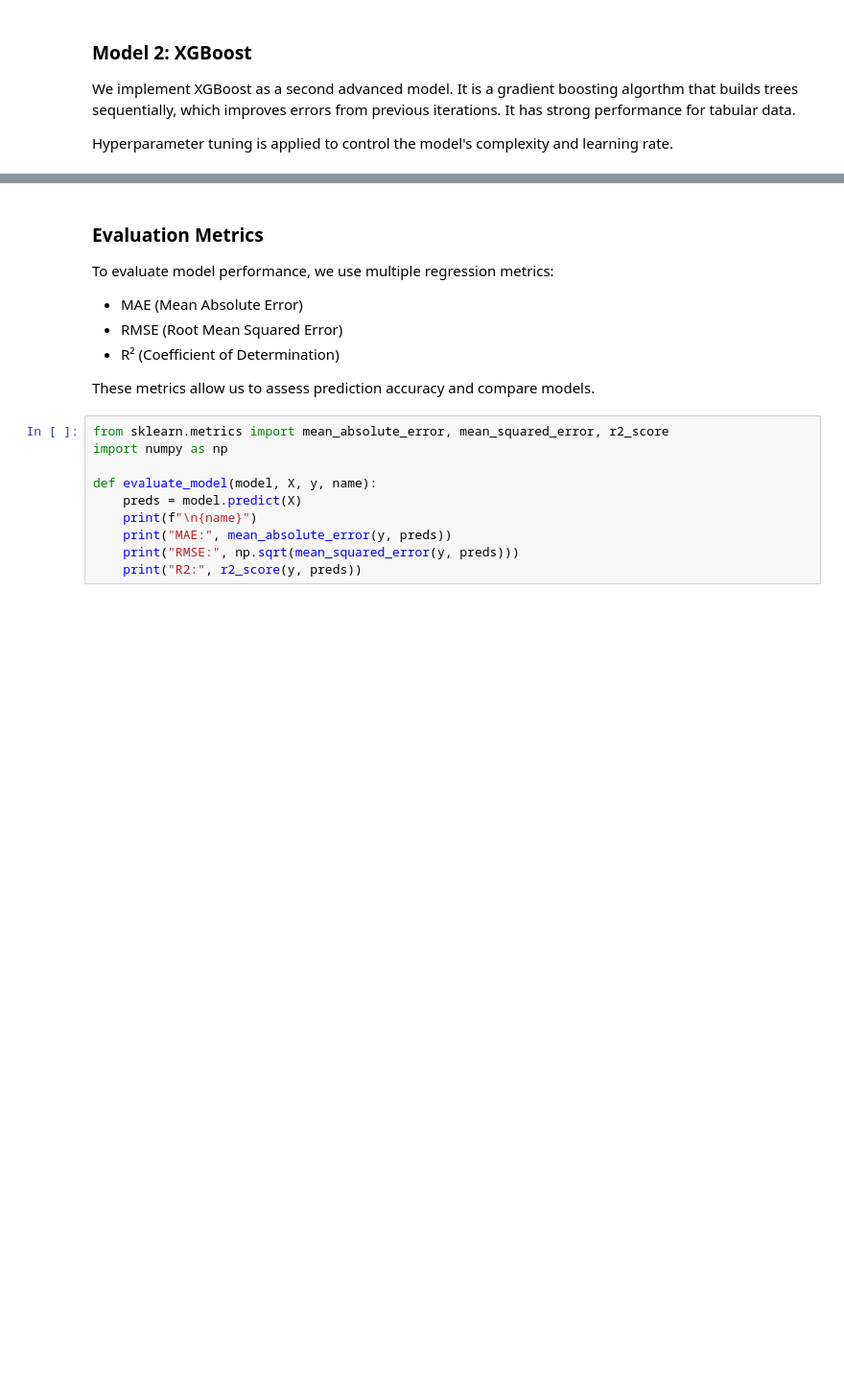
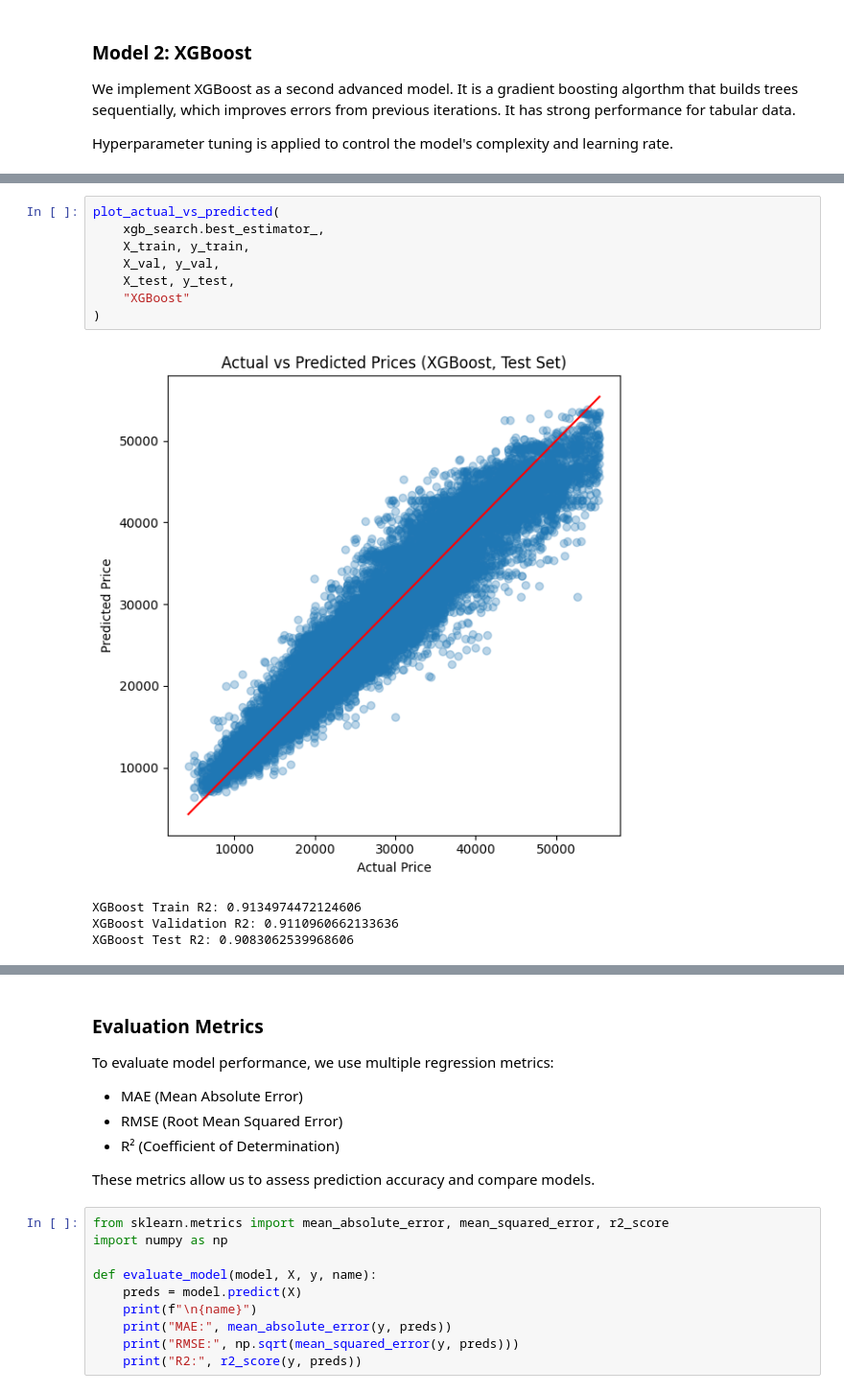
Before and after one commit to chalou123456/COMP333_Group_O, a Jupyter notebook: COMP333_PROJECT_GROUP_O.ipynb, the cells around one changed output, grey strips where cells are left out. Shown at 96% size. Saved outputs shown, nothing was run; the diff lists cells and outputs as text; blank space fills up the shorter version.

```diff
--- a/COMP333_PROJECT_GROUP_O.ipynb
+++ b/COMP333_PROJECT_GROUP_O.ipynb
@@ -1280,0 +1368,13 @@ xgb_search.fit(X_train, y_train)
+# %%
+plot_actual_vs_predicted(
+    xgb_search.best_estimator_,
+    X_train, y_train,
+    X_val, y_val,
+    X_test, y_test,
+    "XGBoost"
+)
+# %% [output]
+[figure, added]
+XGBoost Train R2: 0.9134974472124606
+XGBoost Validation R2: 0.9110960662133636
+XGBoost Test R2: 0.9083062539968606
```
Also changed, not shown: parts of 9 cells of this notebook.
